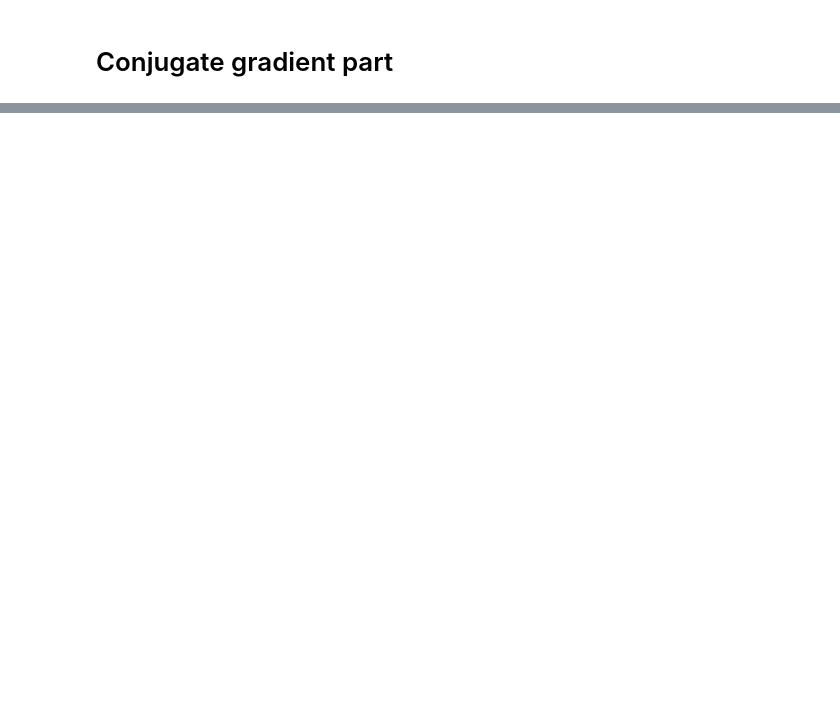
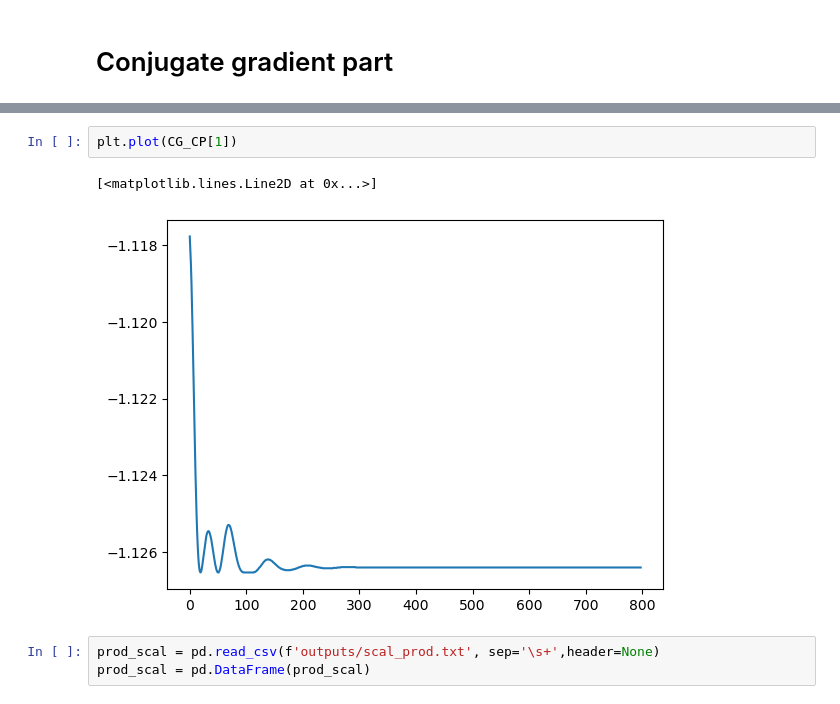
Before and after one commit to Peppone98/Quantum_MD_H2, a Jupyter notebook: CODE/plots.ipynb, the cells around one changed output, grey strips where cells are left out. Saved outputs shown, nothing was run; the diff lists cells and outputs as text; blank space fills up the shorter version.

```diff
--- a/CODE/plots.ipynb
+++ b/CODE/plots.ipynb
@@ -136,0 +116,8 @@ plt.xticks(x_positions, x_labels)
+# %%
+plt.plot(CG_CP[1])
+# %% [output]
+[<matplotlib.lines.Line2D at 0x...>]
+[figure, added]
+# %%
+prod_scal = pd.read_csv(f'outputs/scal_prod.txt', sep='\s+',header=None)
+prod_scal = pd.DataFrame(prod_scal)
```
Also changed, not shown: parts of 7 cells of this notebook, 25 other files.
